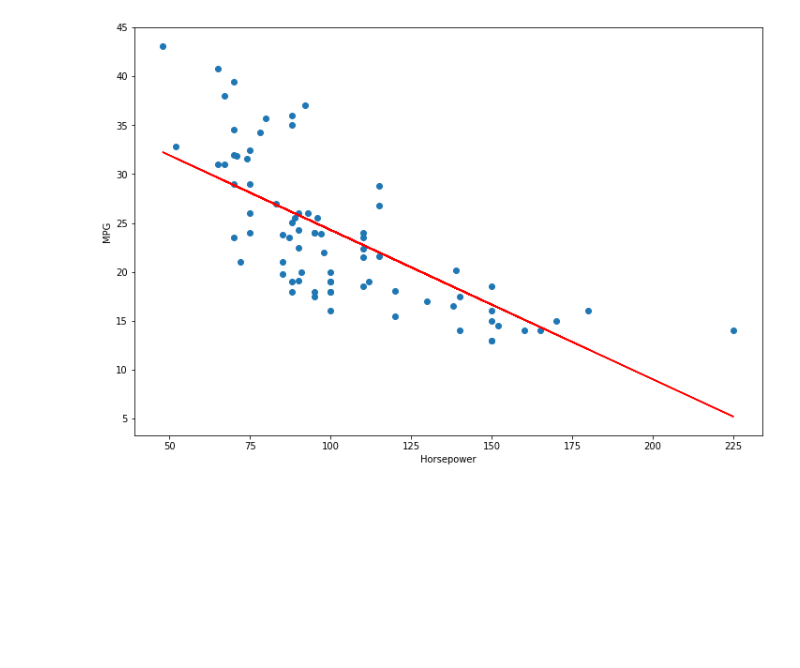
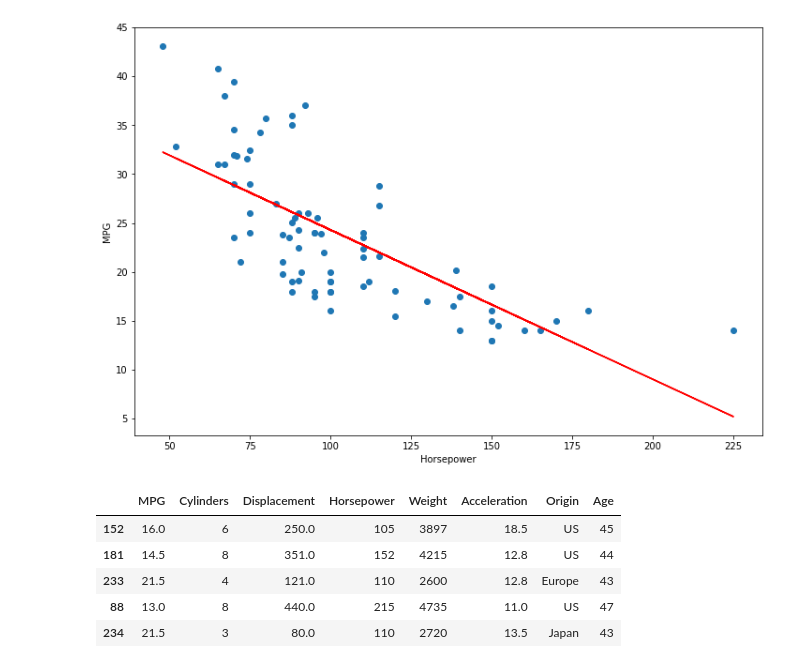
Before and after one commit to arorapankaj/PythonPractise, a Jupyter notebook: BaselineRegressionModel.ipynb, the cells around one changed output. Saved outputs shown, nothing was run; the diff lists cells and outputs as text; code cells hidden in the pictures; blank space fills up the shorter version.

```diff
--- a/BaselineRegressionModel.ipynb
+++ b/BaselineRegressionModel.ipynb
@@ -85,3 +85,12 @@ plt.ylabel('MPG')
 plt.show()
 # %% [output]
 [figure]
+# %%
+automobile_df.sample(5)
+# %% [output]
+|  | MPG | Cylinders | Displacement | Horsepower | Weight | Acceleration | Origin | Age |
+| 152 | 16.0 | 6 | 250.0 | 105 | 3897 | 18.5 | US | 45 |
+| 181 | 14.5 | 8 | 351.0 | 152 | 4215 | 12.8 | US | 44 |
+| 233 | 21.5 | 4 | 121.0 | 110 | 2600 | 12.8 | Europe | 43 |
+| 88 | 13.0 | 8 | 440.0 | 215 | 4735 | 11.0 | US | 47 |
+| 234 | 21.5 | 3 | 80.0 | 110 | 2720 | 13.5 | Japan | 43 |
```
Also changed, not shown: parts of 3 cells of this notebook.
